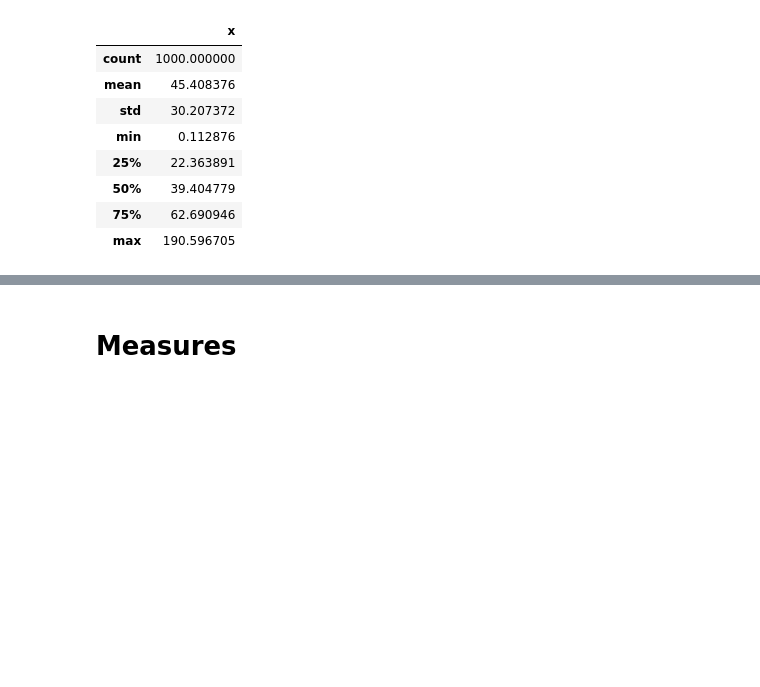
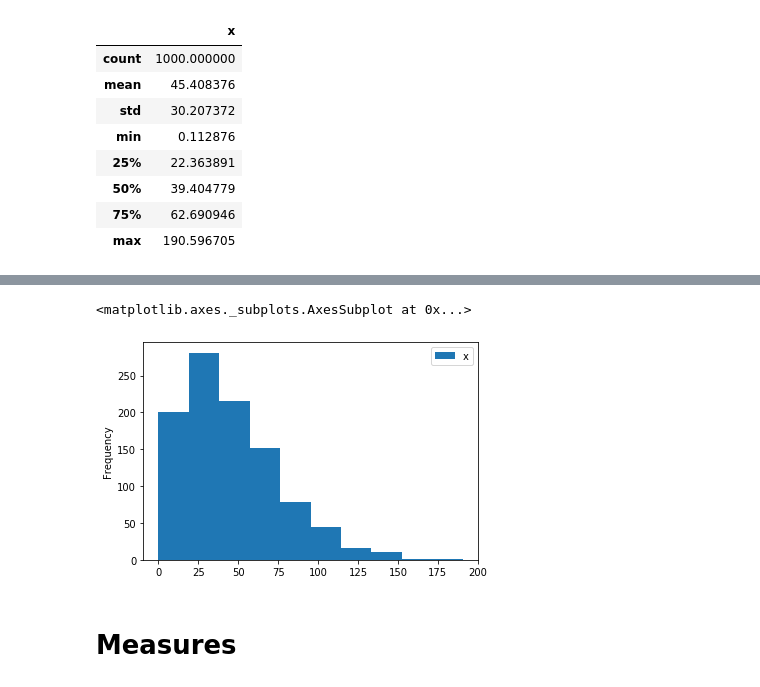
Before and after one commit to ngrion/apode, a Jupyter notebook: apode/doc/Tutorial.ipynb, the cells around one changed output, grey strips where cells are left out. Drawn from its saved outputs; the diff is of its cells as text; code cells hidden in the pictures; blank space fills up the shorter version.

```diff
--- a/apode/doc/Tutorial.ipynb
+++ b/apode/doc/Tutorial.ipynb
@@ -109,3 +119,8 @@ dr2.describe()
+# %%
+dr2.plot.hist()
+# %% [output]
+<matplotlib.axes._subplots.AxesSubplot at 0x...>
+[figure, added]
 # %% [markdown]
 # Measures
 # %% [markdown]
```
Also changed, not shown: parts of 8 cells of this notebook, 4 other files.
